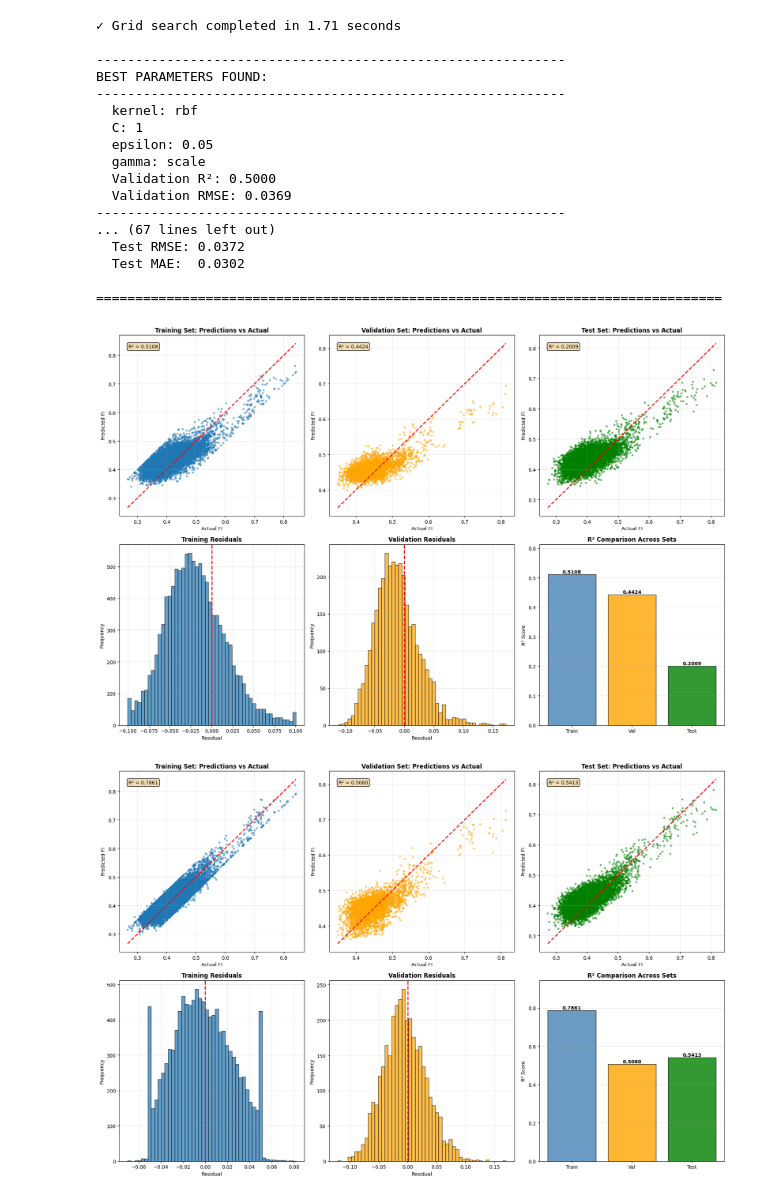
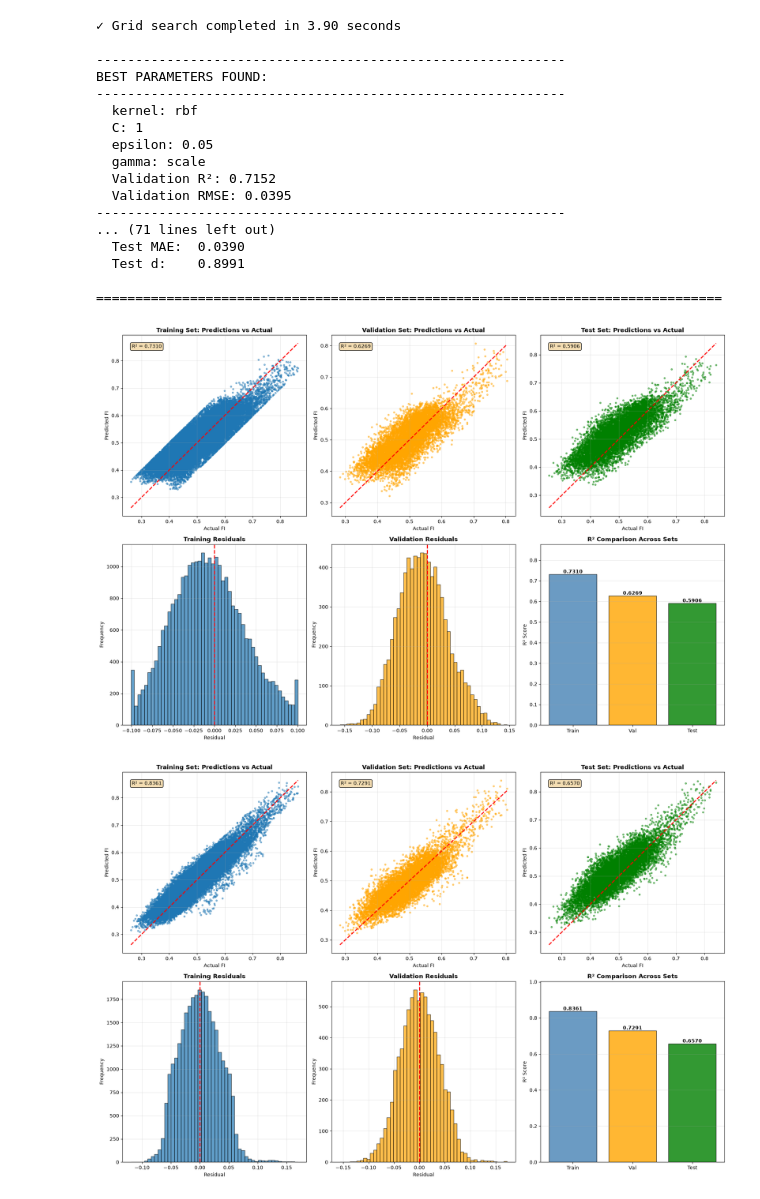
Before and after one commit to sarkar-abhranshu/Capstone_Code, a Jupyter notebook: svm_1.ipynb, the cells around one changed output. Drawn from its saved outputs; the diff is of its cells as text; code cells hidden in the pictures.

```diff
--- a/svm_1.ipynb
+++ b/svm_1.ipynb
@@ -331,12 +331,13 @@ if __name__ == "__main__":
     print("\n1. LOADING DATA (Train/Val/Test)")
     print("-" * 60)
 
-    X_train = pd.read_csv('csv/X_train.csv')
-    X_val = pd.read_csv('csv/X_val.csv')
-    X_test = pd.read_csv('csv/X_test.csv')
-    y_train = pd.read_csv('csv/y_train.csv').iloc[:, 0].values
-    y_val = pd.read_csv('csv/y_val.csv').iloc[:, 0].values
-    y_test = pd.read_csv('csv/y_test.csv').iloc[:, 0].values
+    X_train = pd.read_csv('csv/X_train_clean.csv')
+    X_val = pd.read_csv('csv/X_val_clean.csv')
+    X_test = pd.read_csv('csv/X_test_clean.csv')
+    # Targets were written with np.savetxt, so they do not have a header.
+    y_train = pd.read_csv('csv/y_train.csv', header=None).iloc[:, 0].values
+    y_val = pd.read_csv('csv/y_val.csv', header=None).iloc[:, 0].values
+    y_test = pd.read_csv('csv/y_test.csv', header=None).iloc[:, 0].values
 
     print(f"X_train shape: {X_train.shape}")
     print(f"X_val shape: {X_val.shape}")
@@ -345,13 +346,22 @@ if __name__ == "__main__":
     print(f"y_val shape: {y_val.shape}")
     print(f"y_test shape: {y_test.shape}")
 
+    for split_name, features, target in [
+        ('train', X_train, y_train),
+        ('validation', X_val, y_val),
+        ('test', X_test, y_test),
+    ]:
+        if len(features) != len(target):
+            raise ValueError(
+                f"{split_name} features and targets must have the same number "
+                f"of rows: {len(features)} != {len(target)}"
+            )
+
     # Features
     features_to_use = [
         'Rain_log', 'Temp', 'LST',
         'green_fraction_boxcox',
-        'BulkDensity',
-        'Elevation', 'Slope_log',
-        'AOD_log', 'NO2_log', 'SO2',
+        'BulkDensity', 'Slope_log', 'NO2_log', 'SO2_log',
         'Month_Sin', 'Month_Cos',
         'longitude', 'latitude'
     ]
@@ -437,6 +447,7 @@ if __name__ == "__main__":
     print(f"  Test R²:  {metrics_to_save['test_r2']:.4f}")
     print(f"  Test RMSE: {metrics_to_save['test_rmse']:.4f}")
     print(f"  Test MAE:  {metrics_to_save['test_mae']:.4f}")
+    print(f"  Test d:    {metrics_to_save['test_d']:.4f}")
     print("\n" + "="*80)
 # %% [output]
 ================================================================================
@@ -466,19 +477,19 @@ Running parallel grid search...
-✓ Grid search completed in 1.71 seconds
+✓ Grid search completed in 3.90 seconds
 
 ------------------------------------------------------------
 BEST PARAMETERS FOUND:
 ------------------------------------------------------------
   kernel: rbf
   C: 1
   epsilon: 0.05
   gamma: scale
-  Validation R²: 0.5000
-  Validation RMSE: 0.0369
+  Validation R²: 0.7152
+  Validation RMSE: 0.0395
 ------------------------------------------------------------
-... (67 lines left out)
-  Test RMSE: 0.0372
-  Test MAE:  0.0302
+... (71 lines left out)
+  Test MAE:  0.0390
+  Test d:    0.8991
 
 ================================================================================
-[figure, old version]
+[figure, new version]
-[figure, old version]
+[figure, new version]
```
Also changed, not shown: parts of 1 cell of this notebook, 1 other file.
